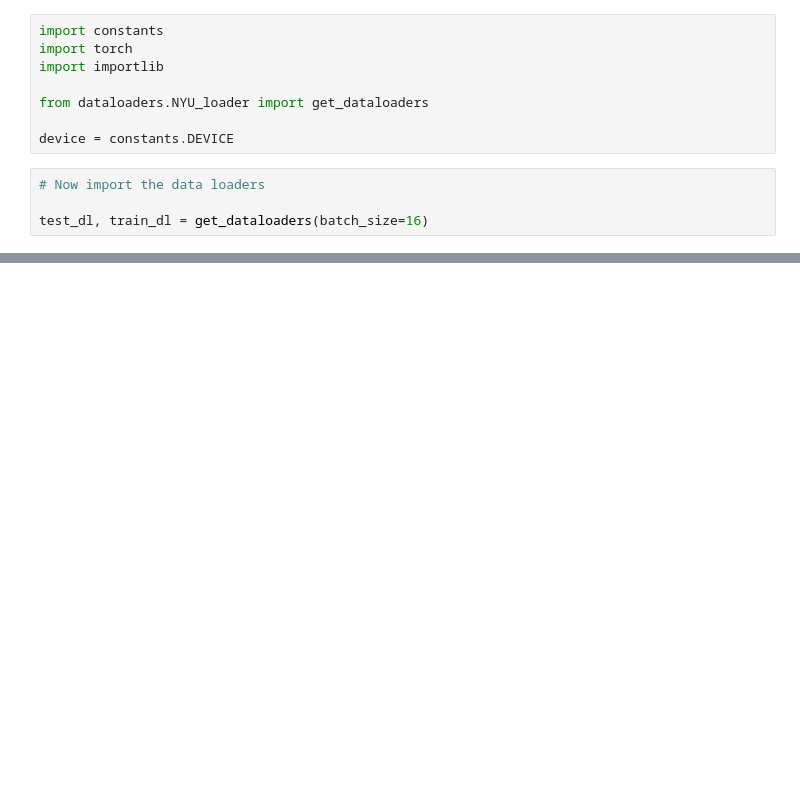
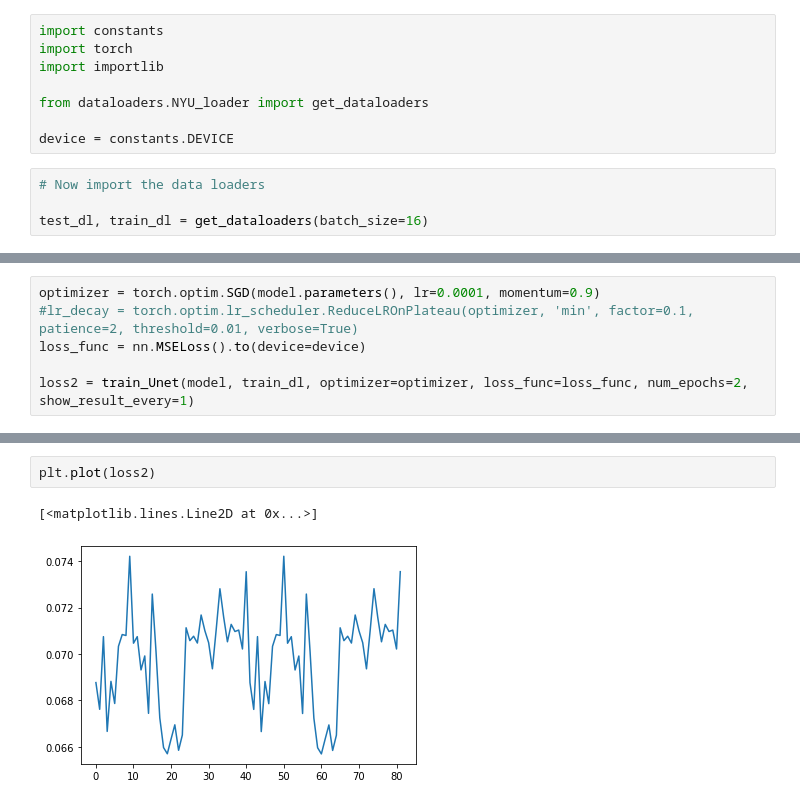
Before and after one commit to fvolcic/442_ml_project, a Jupyter notebook: main.ipynb, the cells around one changed output, grey strips where cells are left out. Saved outputs shown, nothing was run; the diff lists cells and outputs as text; blank space fills up the shorter version.

```diff
--- a/main.ipynb
+++ b/main.ipynb
@@ -36,0 +54,6 @@ RuntimeError: The size of tensor a (16) must match the size of tensor b (512) at
+# %%
+optimizer = torch.optim.SGD(model.parameters(), lr=0.0001, momentum=0.9)
+#lr_decay = torch.optim.lr_scheduler.ReduceLROnPlateau(optimizer, 'min', factor=0.1, patience=2, threshold=0.01, verbose=True)
+loss_func = nn.MSELoss().to(device=device)
+
+loss2 = train_Unet(model, train_dl, optimizer=optimizer, loss_func=loss_func, num_epochs=2, show_result_every=1)
@@ -36,0 +66,5 @@ RuntimeError: The size of tensor a (16) must match the size of tensor b (512) at
+# %%
+plt.plot(loss2)
+# %% [output]
+[<matplotlib.lines.Line2D at 0x...>]
+[figure, added]
```
Also changed, not shown: parts of 4 cells of this notebook, 14 other files.
